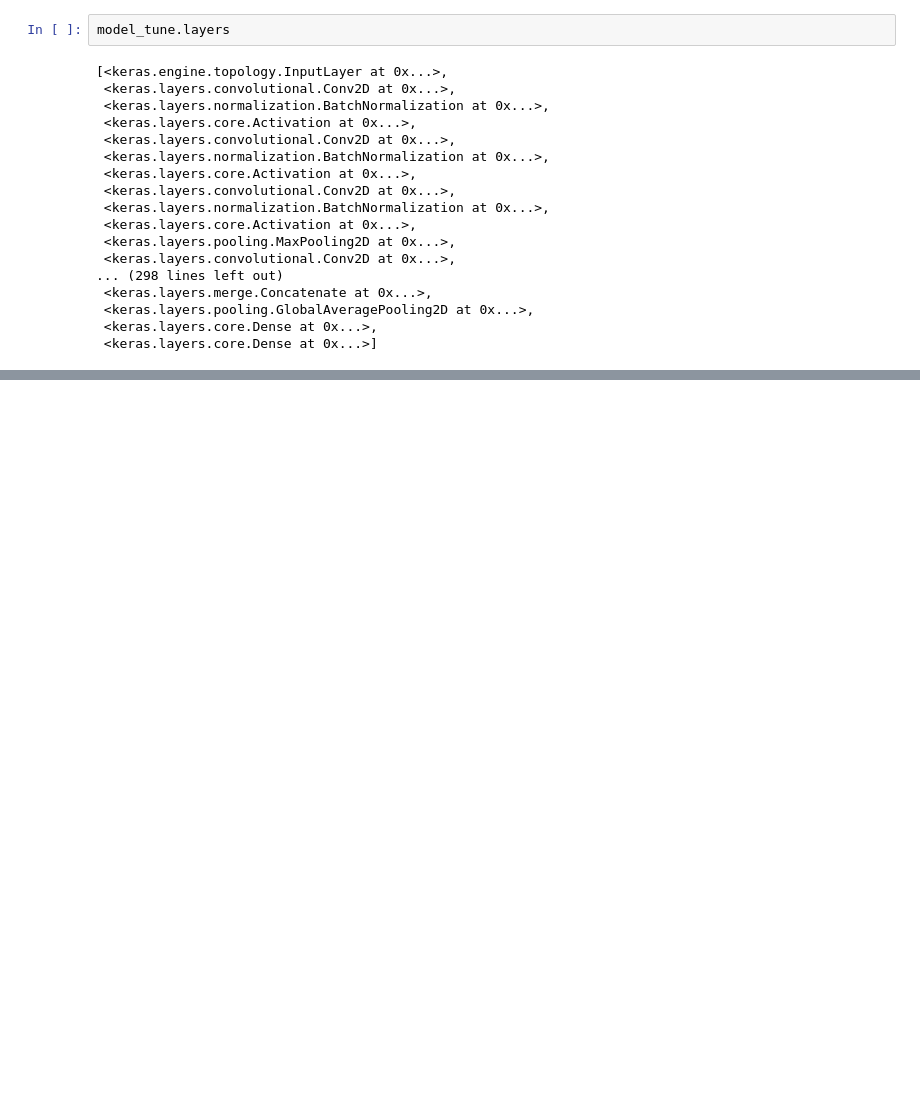
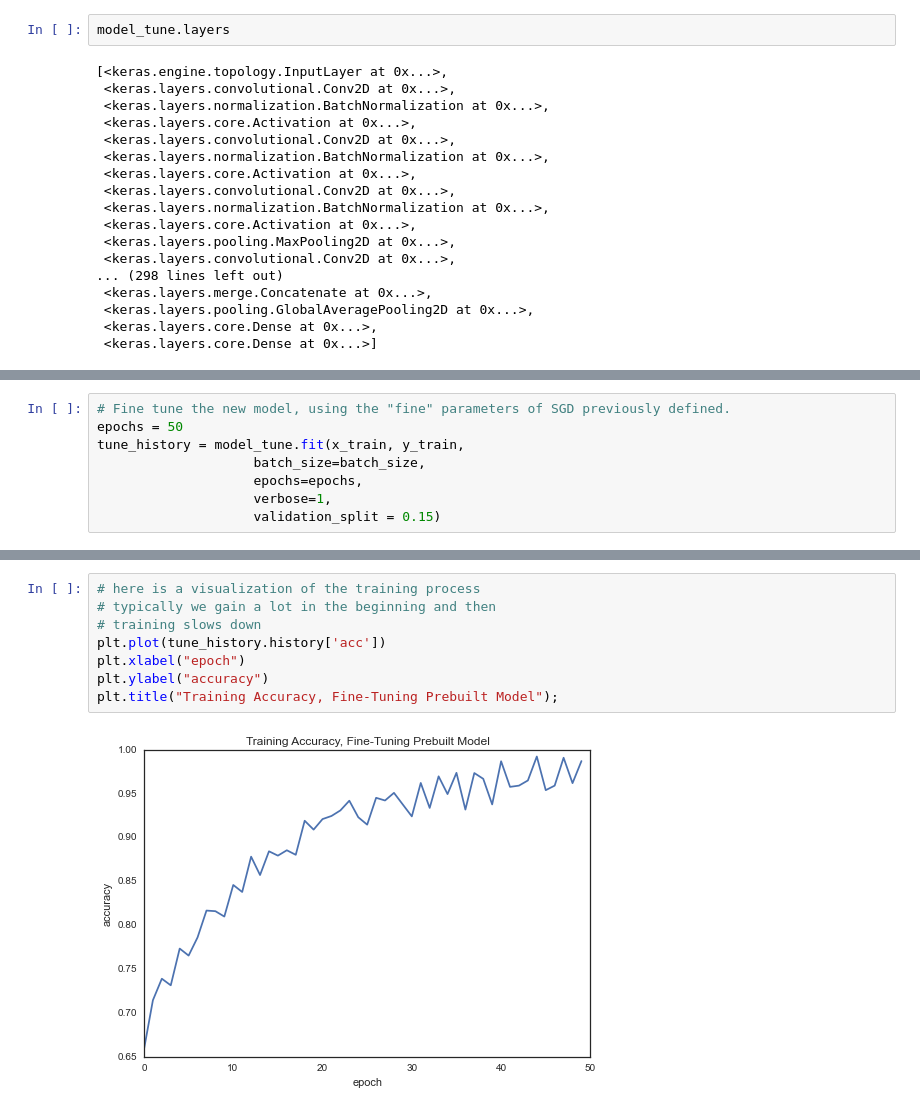
Before and after one commit to TedHeuer/CS109bFinalProject, a Jupyter notebook: Milestone4.ipynb, the cells around one changed output, grey strips where cells are left out. Cells and saved outputs as stored; diff of their text form; blank space fills up the shorter version.

```diff
--- a/Milestone4.ipynb
+++ b/Milestone4.ipynb
@@ -497,0 +547,8 @@ model.fit_generator(...)
+# %%
+# Fine tune the new model, using the "fine" parameters of SGD previously defined.
+epochs = 50
+tune_history = model_tune.fit(x_train, y_train,
+                    batch_size=batch_size,
+                    epochs=epochs,
+                    verbose=1,
+                    validation_split = 0.15)
@@ -497,0 +582,10 @@ model.fit_generator(...)
+# %%
+# here is a visualization of the training process
+# typically we gain a lot in the beginning and then
+# training slows down
+plt.plot(tune_history.history['acc'])
+plt.xlabel("epoch")
+plt.ylabel("accuracy")
+plt.title("Training Accuracy, Fine-Tuning Prebuilt Model");
+# %% [output]
+[figure, added]
```
Also changed, not shown: parts of 8 cells of this notebook.
